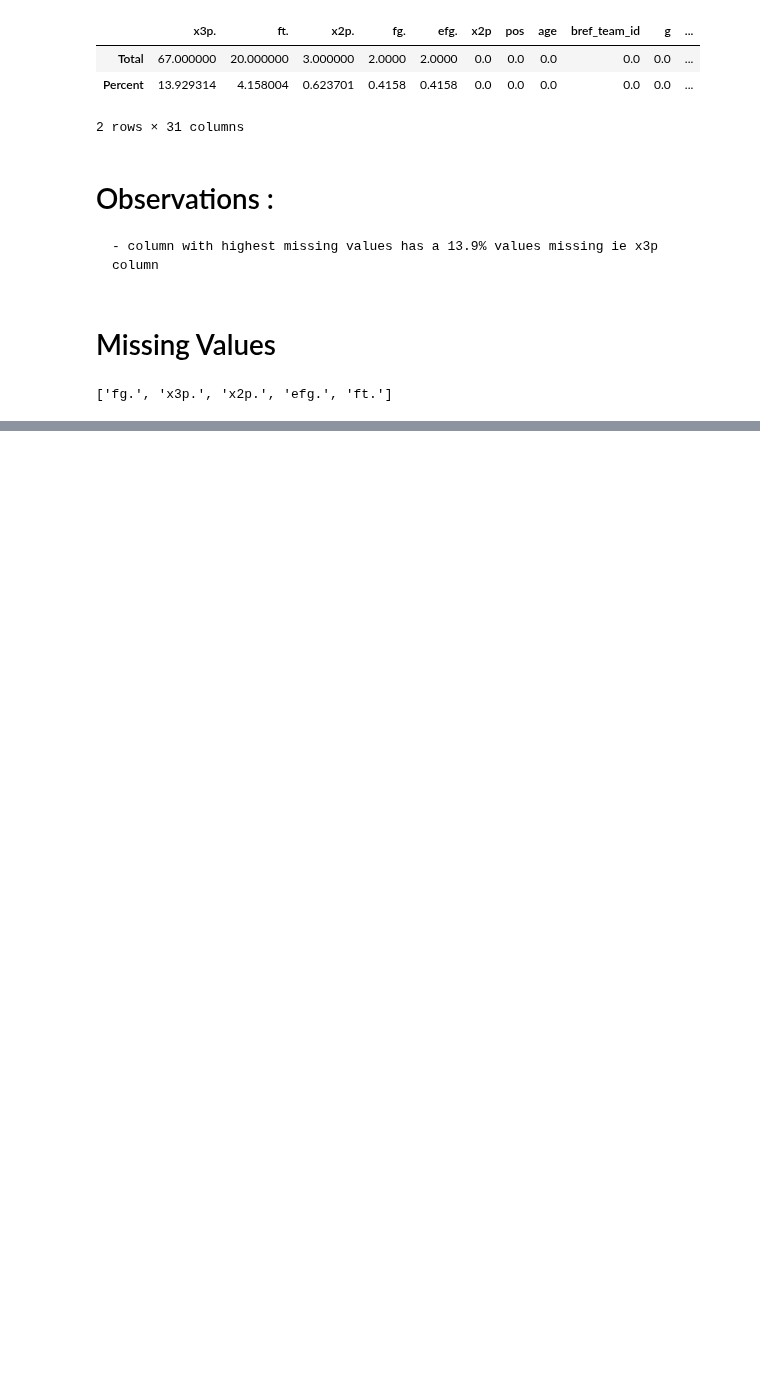
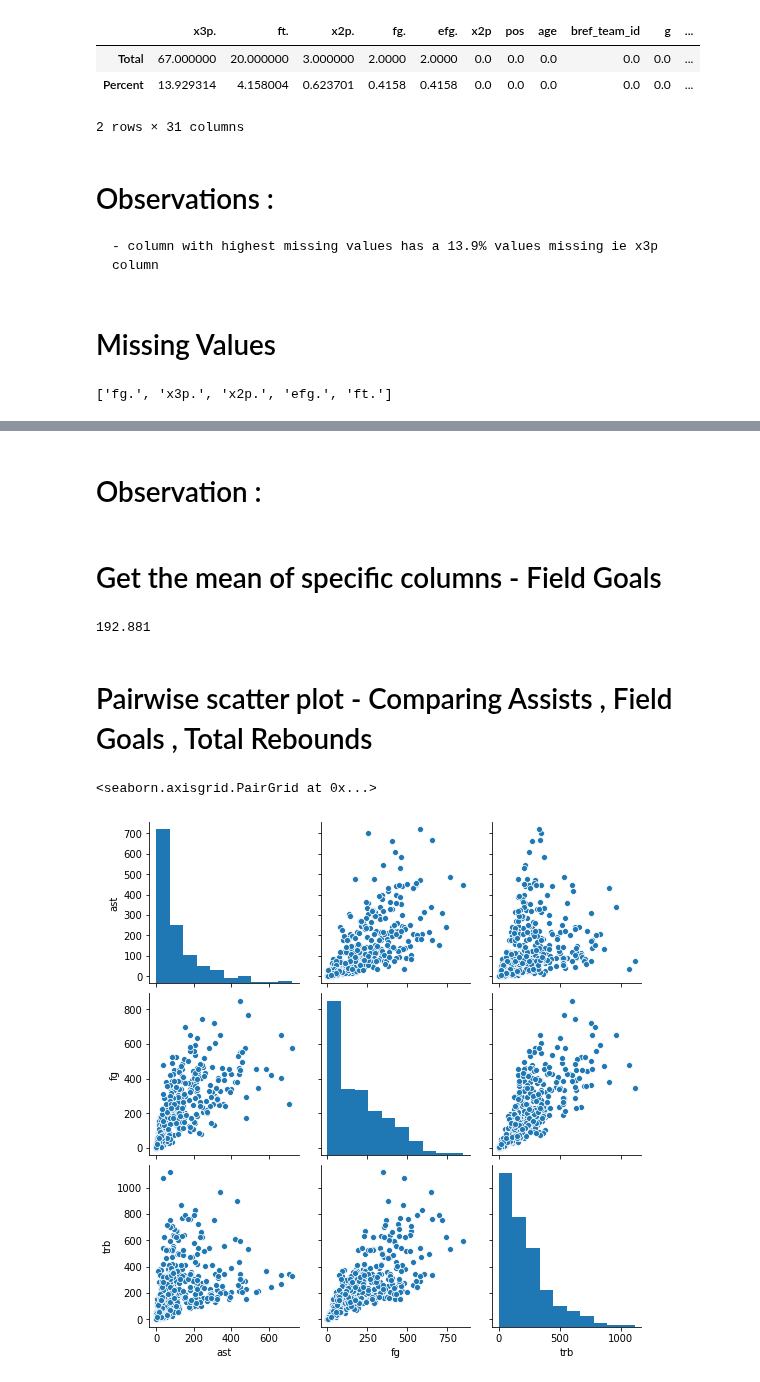
Before and after one commit to RancyChepchirchir/Assignments, a Jupyter notebook: 20.KNN_Assignment.ipynb, the cells around one changed output, grey strips where cells are left out. Saved outputs shown, nothing was run; the diff lists cells and outputs as text; code cells hidden in the pictures; blank space fills up the shorter version.

```diff
--- a/20.KNN_Assignment.ipynb
+++ b/20.KNN_Assignment.ipynb
@@ -81,0 +103,2 @@ Data is clean , data has no missing values in columns
+# %% [markdown]
+# Observation :
@@ -81,0 +107,13 @@ Data is clean , data has no missing values in columns
+# %% [markdown]
+# Get the mean of specific columns - Field Goals
+# %%
+nba.loc[:, 'fg'].mean().round(3)
+# %% [output]
+192.881
+# %% [markdown]
+# Pairwise scatter plot - Comparing Assists , Field Goals , Total Rebounds
+# %%
+sns.pairplot(nba[['ast','fg','trb']])
+# %% [output]
+<seaborn.axisgrid.PairGrid at 0x...>
+[figure, added]
```
Also changed, not shown: parts of 25 cells of this notebook.
